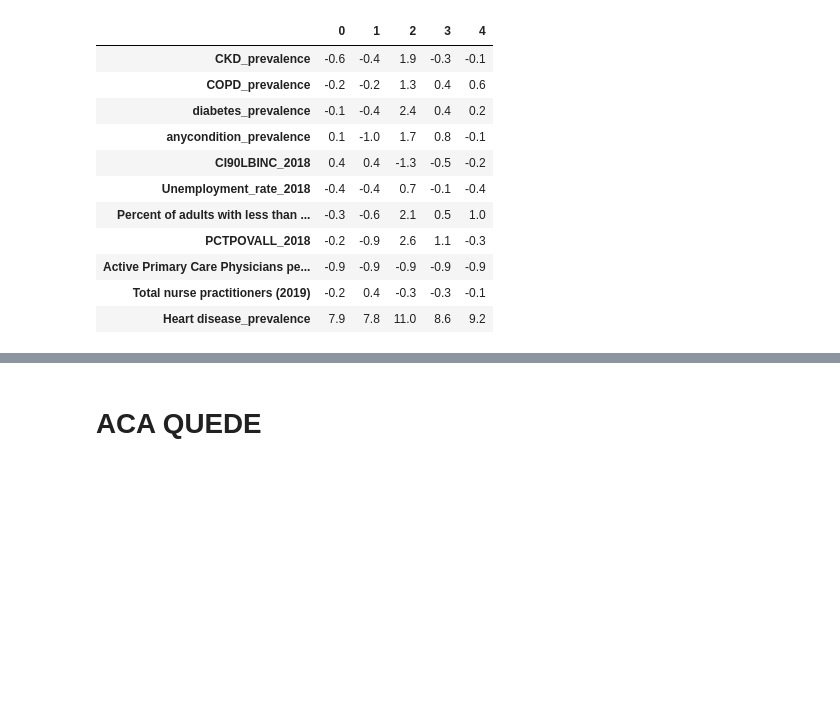
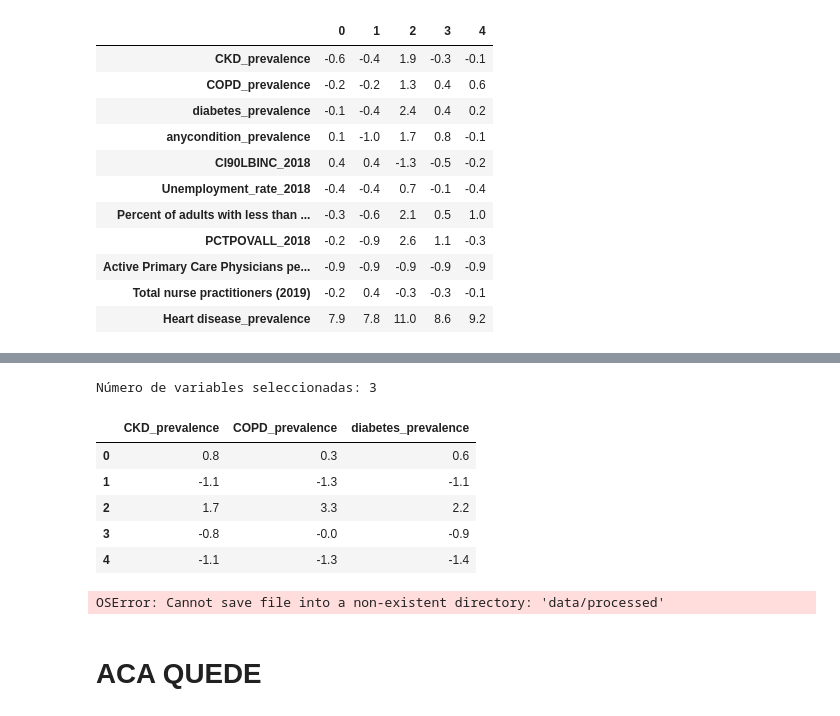
Before and after one commit to mvlarra/Project_ML_Linear_Regression_regularized_VL, a Jupyter notebook: Project_ML_Linear_Regresion_Regularized_VL.ipynb, the cells around one changed output, grey strips where cells are left out. Drawn from its saved outputs; the diff is of its cells as text; code cells hidden in the pictures; blank space fills up the shorter version.

```diff
--- a/Project_ML_Linear_Regresion_Regularized_VL.ipynb
+++ b/Project_ML_Linear_Regresion_Regularized_VL.ipynb
@@ -747,3 +746,60 @@ Número de variables seleccionadas: 3
+# %%
+# REVISAMOS EL DATAFRAME de PRUEBA REDUCIDO
+# --------------------------------------------------------------
+print(f"Número de variables seleccionadas: {X_test_sel.shape[1]}")
+X_test_sel.head()
+# %% [output]
+Número de variables seleccionadas: 3
+|  | CKD_prevalence | COPD_prevalence | diabetes_prevalence |
+| 0 | 0.8 | 0.3 | 0.6 |
+| 1 | -1.1 | -1.3 | -1.1 |
+| 2 | 1.7 | 3.3 | 2.2 |
+| 3 | -0.8 | -0.0 | -0.9 |
+| 4 | -1.1 | -1.3 | -1.4 |
+# %%
+
+# ==============================================================
+# GUARDADO DE CONJUNTOS ENTRENAMIENTO Y TEST CON FEATURES SELECCIONADAS
+# ==============================================================
+
+
+# AGREGAR LA VARIABLE TARGET A LOS CONJUNTOS SELECCIONADOS
+# --------------------------------------------------------------
+# Reincorporamos la variable objetivo ('Heart disease_prevalence') a los DataFrames
+# de entrenamiento y test, que hasta ahora contenían solo las features seleccionadas.
+# list(...) convierte las Series y_train , y_test en lista, para que Pandas lo acepte sin problemas de alineación
+
+X_train_sel["Heart disease_prevalence"] = list(y_train)
+X_test_sel["Heart disease_prevalence"] = list(y_test)
+
+
+# CREAR DIRECTORIO PARA GUARDAR LOS CSV
+# --------------------------------------------------------------
+
+import os
+    # Importamos la librería os para crear carpetas
+
+os.makedirs("../data/processed", exist_ok=True)
+    # Creamos la carpeta ../data/processed si no existe
+    # (os.makedirs crea la carpeta y no da error si ya existe)
+    # (exist_ok=True) evita errores si la carpeta ya existe
+
+# GUARDAR LOS ARCHIVOS COMO CSV
+# --------------------------------------------------------------
+# Exportamos los DataFrames como CSV sin el índice (index=False)
+# index=False evita que Pandas incluya la columna de índice en el archivo CSV (muy buena práctica)
+# para que queden limpios y listos para uso externo o posterior modelado.
+# Se guardan en la carpeta ../data/processed/
+
+X_train_sel.to_csv("./data/processed/clean_train.csv", index=False)
+X_test_sel.to_csv("./data/processed/clean_test.csv", index=False)
+
+# Esto es muy útil para:
+#  - Guardar estado intermedio del proyecto
+#  - Compartir datos preprocesados
+#  - Usarlos en scripts o notebooks posteriores
+# %% [output]
+OSError: Cannot save file into a non-existent directory: 'data/processed'
 # %% [markdown]
 # ACA QUEDE
 # %%
```
Also changed, not shown: parts of 2 cells of this notebook.
